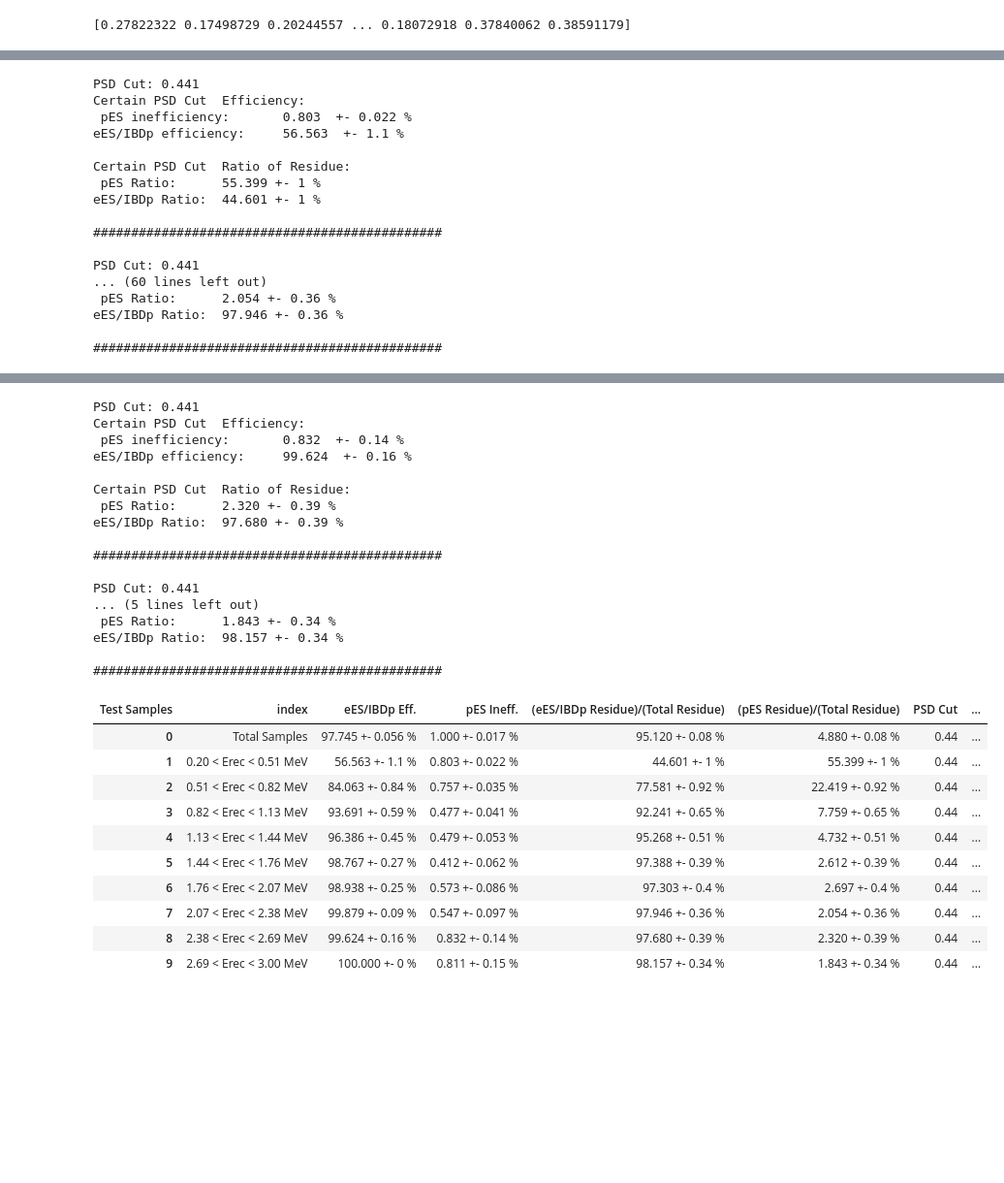
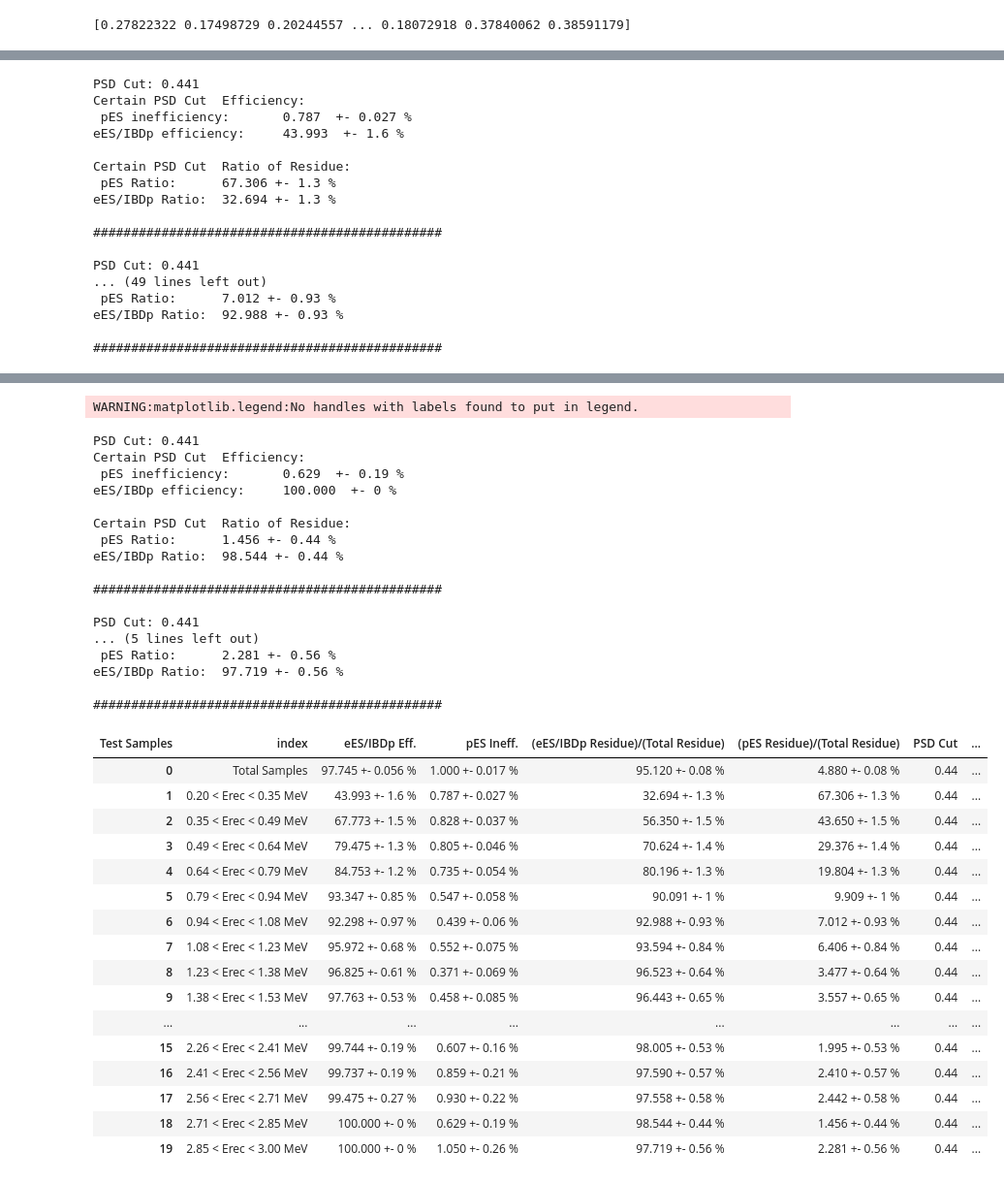
Before and after one commit to jack595/sk_DSNB, a Jupyter notebook: PSD_Supernova/code/eESAndpESDiscrimination/StudyPredictOutput.ipynb, the cells around one changed output, grey strips where cells are left out. Shown at 97% size. Saved outputs shown, nothing was run; the diff lists cells and outputs as text; code cells hidden in the pictures; blank space fills up the shorter version.

```diff
--- a/PSD_Supernova/code/eESAndpESDiscrimination/StudyPredictOutput.ipynb
+++ b/PSD_Supernova/code/eESAndpESDiscrimination/StudyPredictOutput.ipynb
@@ -81,24 +81,27 @@ eES/IBDp Ratio:  95.120 +- 0.08 %
 <Figure size 576x432 with 0 Axes>
 [drawing not drawn]
 # %%
-discrimination_tool.PlotROCCurvesDiffEBins(bins_Energy=np.linspace(0.2, 3, 10), xlim=(0, 0.1), ylim=(0.5,1),
-                                           v_bkg_ineff=np.linspace(0.001, 0.2,1000), max_significance=False)
+
+fig, ax_eff = plt.subplots(2, sharex=True)
+discrimination_tool.PlotROCCurvesDiffEBins(bins_Energy=np.linspace(0.2, 3, 20), xlim=(0, 0.1), ylim=(0.5,1),
+                                            max_significance=False,
+                                           ax_eff=ax_eff)
 discrimination_tool.PrintEffDataframe()
 # %% [output]
 PSD Cut: 0.441
 Certain PSD Cut  Efficiency:
- pES inefficiency:       0.803  +- 0.022 %
-eES/IBDp efficiency:     56.563  +- 1.1 %
+ pES inefficiency:       0.787  +- 0.027 %
+eES/IBDp efficiency:     43.993  +- 1.6 %
 
 Certain PSD Cut  Ratio of Residue:
- pES Ratio:      55.399 +- 1 %
-eES/IBDp Ratio:  44.601 +- 1 %
+ pES Ratio:      67.306 +- 1.3 %
+eES/IBDp Ratio:  32.694 +- 1.3 %
 
 ##############################################
 
 PSD Cut: 0.441
-... (60 lines left out)
- pES Ratio:      2.054 +- 0.36 %
-eES/IBDp Ratio:  97.946 +- 0.36 %
+... (49 lines left out)
+ pES Ratio:      7.012 +- 0.93 %
+eES/IBDp Ratio:  92.988 +- 0.93 %
 
 ##############################################
@@ -106,31 +125,38 @@ No handles with labels found to put in legend.
-PSD Cut: 0.441
-Certain PSD Cut  Efficiency:
- pES inefficiency:       0.832  +- 0.14 %
-eES/IBDp efficiency:     99.624  +- 0.16 %
-
-Certain PSD Cut  Ratio of Residue:
- pES Ratio:      2.320 +- 0.39 %
-eES/IBDp Ratio:  97.680 +- 0.39 %
-
-##############################################
-
-PSD Cut: 0.441
-... (5 lines left out)
- pES Ratio:      1.843 +- 0.34 %
-eES/IBDp Ratio:  98.157 +- 0.34 %
-
-##############################################
+WARNING:matplotlib.legend:No handles with labels found to put in legend.
+PSD Cut: 0.441
+Certain PSD Cut  Efficiency:
+ pES inefficiency:       0.629  +- 0.19 %
+eES/IBDp efficiency:     100.000  +- 0 %
+
+Certain PSD Cut  Ratio of Residue:
+ pES Ratio:      1.456 +- 0.44 %
+eES/IBDp Ratio:  98.544 +- 0.44 %
+
+##############################################
+
+PSD Cut: 0.441
+... (5 lines left out)
+ pES Ratio:      2.281 +- 0.56 %
+eES/IBDp Ratio:  97.719 +- 0.56 %
+
+##############################################
 | Test Samples | index | eES/IBDp Eff. | pES Ineff. | (eES/IBDp Residue)/(Total Residue) | (pES Residue)/(Total Residue) | PSD Cut | ... |
 | 0 | Total Samples | 97.745 +- 0.056 % | 1.000 +- 0.017 % | 95.120 +- 0.08 % | 4.880 +- 0.08 % | 0.44 | ... |
-| 1 | 0.20 < Erec < 0.51 MeV | 56.563 +- 1.1 % | 0.803 +- 0.022 % | 44.601 +- 1 % | 55.399 +- 1 % | 0.44 | ... |
-| 2 | 0.51 < Erec < 0.82 MeV | 84.063 +- 0.84 % | 0.757 +- 0.035 % | 77.581 +- 0.92 % | 22.419 +- 0.92 % | 0.44 | ... |
-| 3 | 0.82 < Erec < 1.13 MeV | 93.691 +- 0.59 % | 0.477 +- 0.041 % | 92.241 +- 0.65 % | 7.759 +- 0.65 % | 0.44 | ... |
-| 4 | 1.13 < Erec < 1.44 MeV | 96.386 +- 0.45 % | 0.479 +- 0.053 % | 95.268 +- 0.51 % | 4.732 +- 0.51 % | 0.44 | ... |
-| 5 | 1.44 < Erec < 1.76 MeV | 98.767 +- 0.27 % | 0.412 +- 0.062 % | 97.388 +- 0.39 % | 2.612 +- 0.39 % | 0.44 | ... |
-| 6 | 1.76 < Erec < 2.07 MeV | 98.938 +- 0.25 % | 0.573 +- 0.086 % | 97.303 +- 0.4 % | 2.697 +- 0.4 % | 0.44 | ... |
-| 7 | 2.07 < Erec < 2.38 MeV | 99.879 +- 0.09 % | 0.547 +- 0.097 % | 97.946 +- 0.36 % | 2.054 +- 0.36 % | 0.44 | ... |
-| 8 | 2.38 < Erec < 2.69 MeV | 99.624 +- 0.16 % | 0.832 +- 0.14 % | 97.680 +- 0.39 % | 2.320 +- 0.39 % | 0.44 | ... |
-| 9 | 2.69 < Erec < 3.00 MeV | 100.000 +- 0 % | 0.811 +- 0.15 % | 98.157 +- 0.34 % | 1.843 +- 0.34 % | 0.44 | ... |
+| 1 | 0.20 < Erec < 0.35 MeV | 43.993 +- 1.6 % | 0.787 +- 0.027 % | 32.694 +- 1.3 % | 67.306 +- 1.3 % | 0.44 | ... |
+| 2 | 0.35 < Erec < 0.49 MeV | 67.773 +- 1.5 % | 0.828 +- 0.037 % | 56.350 +- 1.5 % | 43.650 +- 1.5 % | 0.44 | ... |
+| 3 | 0.49 < Erec < 0.64 MeV | 79.475 +- 1.3 % | 0.805 +- 0.046 % | 70.624 +- 1.4 % | 29.376 +- 1.4 % | 0.44 | ... |
+| 4 | 0.64 < Erec < 0.79 MeV | 84.753 +- 1.2 % | 0.735 +- 0.054 % | 80.196 +- 1.3 % | 19.804 +- 1.3 % | 0.44 | ... |
+| 5 | 0.79 < Erec < 0.94 MeV | 93.347 +- 0.85 % | 0.547 +- 0.058 % | 90.091 +- 1 % | 9.909 +- 1 % | 0.44 | ... |
+| 6 | 0.94 < Erec < 1.08 MeV | 92.298 +- 0.97 % | 0.439 +- 0.06 % | 92.988 +- 0.93 % | 7.012 +- 0.93 % | 0.44 | ... |
+| 7 | 1.08 < Erec < 1.23 MeV | 95.972 +- 0.68 % | 0.552 +- 0.075 % | 93.594 +- 0.84 % | 6.406 +- 0.84 % | 0.44 | ... |
+| 8 | 1.23 < Erec < 1.38 MeV | 96.825 +- 0.61 % | 0.371 +- 0.069 % | 96.523 +- 0.64 % | 3.477 +- 0.64 % | 0.44 | ... |
+| 9 | 1.38 < Erec < 1.53 MeV | 97.763 +- 0.53 % | 0.458 +- 0.085 % | 96.443 +- 0.65 % | 3.557 +- 0.65 % | 0.44 | ... |
+| ... | ... | ... | ... | ... | ... | ... | ... |
+| 15 | 2.26 < Erec < 2.41 MeV | 99.744 +- 0.19 % | 0.607 +- 0.16 % | 98.005 +- 0.53 % | 1.995 +- 0.53 % | 0.44 | ... |
+| 16 | 2.41 < Erec < 2.56 MeV | 99.737 +- 0.19 % | 0.859 +- 0.21 % | 97.590 +- 0.57 % | 2.410 +- 0.57 % | 0.44 | ... |
+| 17 | 2.56 < Erec < 2.71 MeV | 99.475 +- 0.27 % | 0.930 +- 0.22 % | 97.558 +- 0.58 % | 2.442 +- 0.58 % | 0.44 | ... |
+| 18 | 2.71 < Erec < 2.85 MeV | 100.000 +- 0 % | 0.629 +- 0.19 % | 98.544 +- 0.44 % | 1.456 +- 0.44 % | 0.44 | ... |
+| 19 | 2.85 < Erec < 3.00 MeV | 100.000 +- 0 % | 1.050 +- 0.26 % | 97.719 +- 0.56 % | 2.281 +- 0.56 % | 0.44 | ... |
 [drawing not drawn]
 [drawing not drawn]
 [drawing not drawn]
```
Also changed, not shown: parts of 2 cells of this notebook, 23 other files.
